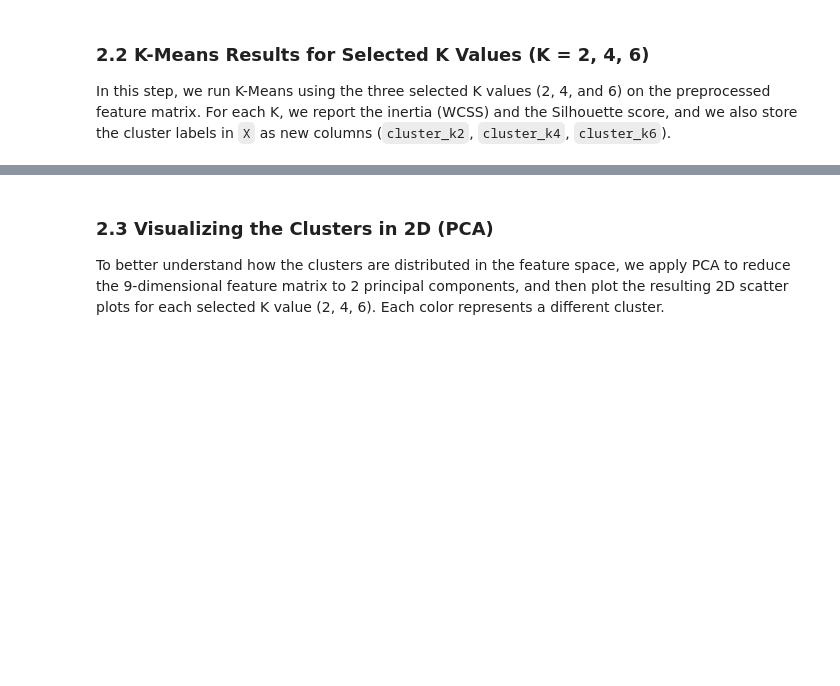
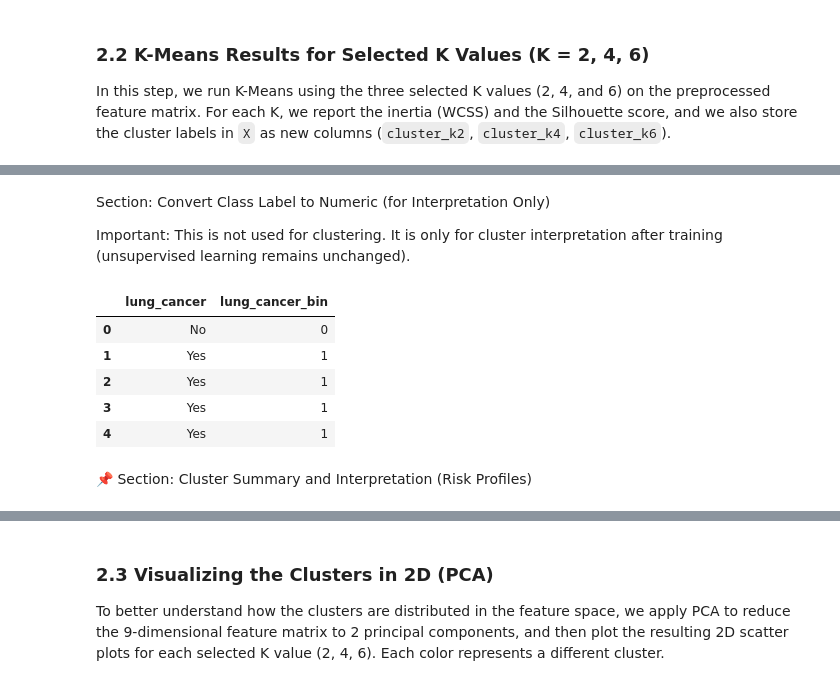
Before and after one commit to mraaheb/DataMining, a Jupyter notebook: Phase3.ipynb, the cells around one changed output, grey strips where cells are left out. Cells and saved outputs as stored; diff of their text form; code cells hidden in the pictures; blank space fills up the shorter version.

```diff
--- a/Phase3.ipynb
+++ b/Phase3.ipynb
@@ -194,0 +161,30 @@ cluster_results_df
+# %%
+# Running K-Means for the selected K values
+from sklearn.cluster import KMeans
+from sklearn.metrics import silhouette_score
+
+selected_k = [2, 4, 6]   # the three values you chose
+
+results = {}  # to store inertia and silhouette for each K
+
+for k in selected_k:
+    print(f"\n=== K = {k} ===")
+
+    # Train the K-means model
+    kmeans = KMeans(n_clusters=k, random_state=42, n_init=10)
+    labels = kmeans.fit_predict(X)   # X = your feature matrix
+
+    # Save cluster labels as a new column in the dataframe
+    df[f'cluster_k{k}'] = labels
+
+    # Compute evaluation metrics
+    inertia_k = kmeans.inertia_
+    sil_k = silhouette_score(X, labels, sample_size=5000, random_state=42)
+
+    results[k] = {
+        "inertia": inertia_k,
+        "silhouette": sil_k
+    }
+
+    print(f"Inertia (WCSS): {inertia_k:.2f}")
+    print(f"Silhouette score: {sil_k:.4f}")
@@ -194,0 +203,20 @@ cluster_results_df
+# %% [markdown]
+Section: Convert Class Label to Numeric (for Interpretation Only)
+
+Important:
+This is not used for clustering.
+It is only for cluster interpretation after training (unsupervised learning remains unchanged).
+# %%
+# Convert Yes/No to numeric 1/0 for interpretation only
+df['lung_cancer_bin'] = (df['lung_cancer'] == 'Yes').astype(int)
+
+df[['lung_cancer', 'lung_cancer_bin']].head()
+# %% [output]
+|  | lung_cancer | lung_cancer_bin |
+| 0 | No | 0 |
+| 1 | Yes | 1 |
+| 2 | Yes | 1 |
+| 3 | Yes | 1 |
+| 4 | Yes | 1 |
+# %% [markdown]
+📌 Section: Cluster Summary and Interpretation (Risk Profiles)
```
Also changed, not shown: parts of 4 cells of this notebook.
